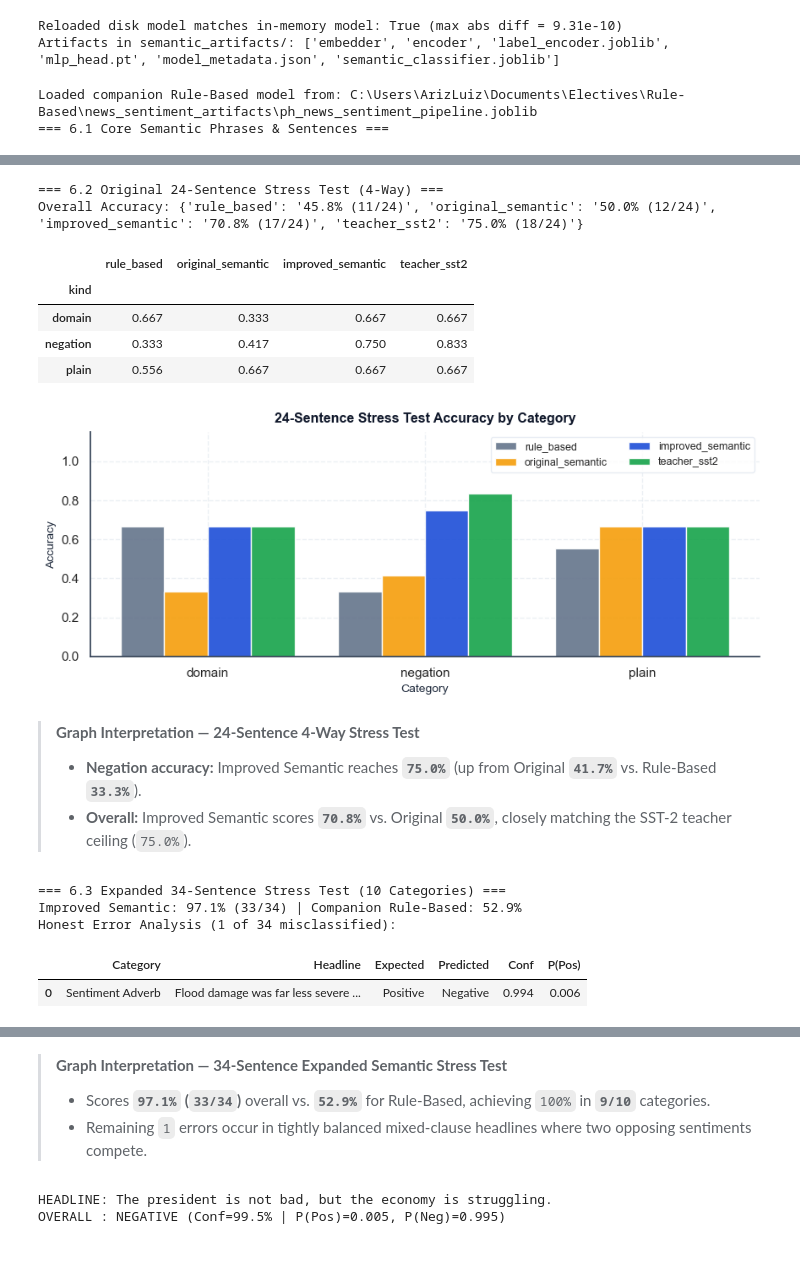
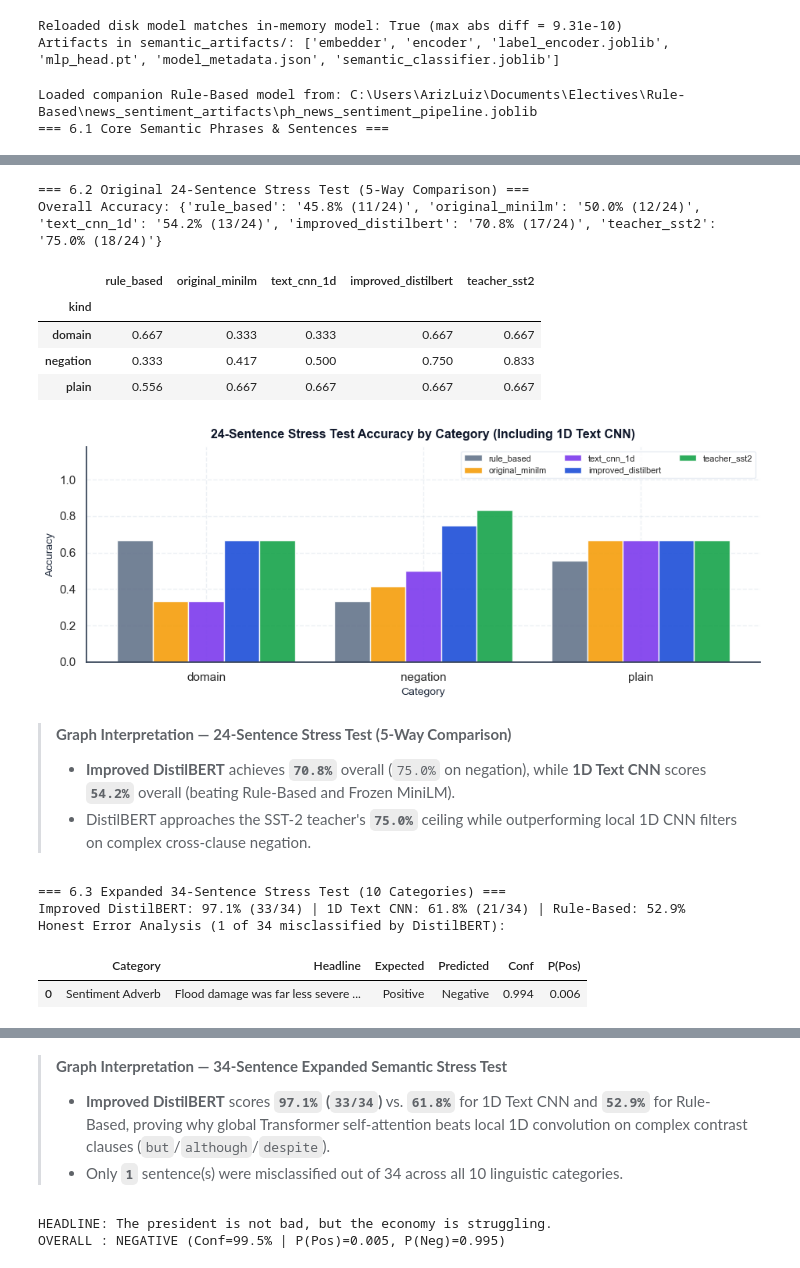
Before and after one commit to arizluizg/News-Headline-Sentiment-Analysis, a Jupyter notebook: Semantic/news-headline-semantic.ipynb, the cells around one changed output, grey strips where cells are left out. Drawn from its saved outputs; the diff is of its cells as text; code cells hidden in the pictures.

Commit message:
Add Multi-Scale 1D Text CNN benchmark (85.16% acc) and concise line-by-line comments to semantic_utils.py

```diff
--- a/Semantic/news-headline-semantic.ipynb
+++ b/Semantic/news-headline-semantic.ipynb
@@ -124,5 +97,0 @@ su.run_lr_dropout_and_sklearn_dynamics(opt_ctx, data["X_train"], data["y_train"]
-# %%
-# ── 3.1 Academic 2D CNN Spatial Demo & CNN vs. NLP Transformer Comparison ────
-# Walks through Input (6x6) -> Conv(3x3)+ReLU (4x4) -> MaxPool(2x2) -> Flatten (4,)
-# and summarizes why Transformers + MLP fit news sentiment better than 2D CNNs.
-su.run_cnn_demo()
@@ -138,0 +107,5 @@ CNN Shape Flow: Input (6, 6) -> Conv(3x3)+ReLU (4, 4) -> MaxPool(2x2) (2, 2) ->
+# %%
+# ── 3.1 Train Multi-Scale 1D Text CNN (Conv1d k=2,3,4) on Philippine News ────
+# Trains a real PyTorch 1D Text CNN strictly on the training split (test stays locked!),
+# plots Week-5-style training curves, and contrasts 2D CNN vs. 1D Text CNN vs. Transformer.
+cnn_res = su.run_text_cnn_1d(data, env, epochs=10)
@@ -278,10 +263,10 @@ su.plot_distinctive_and_temporal_sentiment(train_df, data, seed=env["seed"])
 > - Yearly Positive share stays centered near **`44.0%`**, dipping lowest in **2015 (`39.2%`)** and peaking in **2023 (`49.3%`)**.
 > - Because labels come from DistilBERT SST-2, this line reflects model-estimated headline tone rather than human editorial annotations.
 # %%
-# ── 5.7 7-Model Benchmark & Week 07 Partial Fine-Tuning (DistilBERT + MLP) ───
-# Benchmarks Models 0–5 (frozen baselines), then trains Model 6 (Partial Fine-Tuning
+# ── 5.7 8-Model Benchmark (Incl. 1D Text CNN) & DistilBERT Partial Fine-Tuning
+# Benchmarks Models 0–6 (frozen baselines + 1D Text CNN), then trains Model 7 (Partial FT
 # Top 2/6 DistilBERT layers + CLS/Mean PyTorch MLP + Soft-Target Distillation on full data).
-bench = su.run_frozen_benchmarks(data, tl, env)
+bench = su.run_frozen_benchmarks(data, tl, env, cnn_res=cnn_res)
 ft = su.train_partial_finetune(data, bench, env, unfreeze_top_k=2, epochs=5)
 # %% [output]
 [0] Majority Baseline       -> CV Macro-F1: 0.3590 | Acc: 0.5599
@@ -328,7 +315,7 @@ Partial Fine-Tuning distilbert-base-uncased: freezing 0..3 (66.7%), unfreezing 4
 # %%
-# ── 5.8 Final Untouched Test Evaluation (Before vs. After) ───────────────────
-# Compares Original vs. Improved on the exact locked test split: metrics, classification
-# reports, side-by-side confusion matrices, ROC curves, and single-headline CPU latency.
-ev = su.evaluate_before_after(data, bench, ft, env)
+# ── 5.8 Final Untouched Test Evaluation (MiniLM vs. 1D CNN vs. DistilBERT) ───
+# Evaluates Original MiniLM, 1D Text CNN, and Improved DistilBERT on the exact locked test
+# split: metrics table, classification report, confusion matrices, 3-way ROC curves & speed.
+ev = su.evaluate_before_after(data, bench, ft, env, cnn_res=cnn_res)
 # %% [output]
 Majority Baseline Test Accuracy: 0.5602 | Untouched Test Set Size: 11,545 headlines
@@ -384,10 +361,10 @@ predictor = su.save_and_verify_artifacts(data, bench, ft, ev, env)
 Reloaded disk model matches in-memory model: True (max abs diff = 9.31e-10)
 Artifacts in semantic_artifacts/: ['embedder', 'encoder', 'label_encoder.joblib', 'mlp_head.pt', 'model_metadata.json', 'semantic_classifier.joblib']
 # %%
-# ── 6.2 Semantic Stress Tests (Core 15, 24-Sentence 4-Way & 34-Sentence) ─────
-# Tests negation, double negation, contrast ('but'/'although'/'despite'), adverbs, and
-# complex Philippine headlines against Rule-Based, Original Semantic, and SST-2 Teacher.
-stress = su.run_semantic_stress_tests(predictor, data, bench, env)
+# ── 6.2 Semantic Stress Tests (Core 15, 24-Sent 5-Way & 34-Sent Benchmark) ───
+# Compares Rule-Based, Original MiniLM, 1D Text CNN, Improved DistilBERT & SST-2 Teacher
+# across negation, double negation, contrast ('but'/'although'/'despite') & PH headlines.
+stress = su.run_semantic_stress_tests(predictor, data, bench, env, cnn_res=cnn_res)
 # %% [output]
 Loaded companion Rule-Based model from: C:\Users\ArizLuiz\Documents\Electives\Rule-Based\news_sentiment_artifacts\ph_news_sentiment_pipeline.joblib
 === 6.1 Core Semantic Phrases & Sentences ===
@@ -410,16 +387,16 @@ Loaded companion Rule-Based model from: C:\Users\ArizLuiz\Documents\Electives\Ru
-=== 6.2 Original 24-Sentence Stress Test (4-Way) ===
-Overall Accuracy: {'rule_based': '45.8% (11/24)', 'original_semantic': '50.0% (12/24)', 'improved_semantic': '70.8% (17/24)', 'teacher_sst2': '75.0% (18/24)'}
+=== 6.2 Original 24-Sentence Stress Test (5-Way Comparison) ===
+Overall Accuracy: {'rule_based': '45.8% (11/24)', 'original_minilm': '50.0% (12/24)', 'text_cnn_1d': '54.2% (13/24)', 'improved_distilbert': '70.8% (17/24)', 'teacher_sst2': '75.0% (18/24)'}
-|  | rule_based | original_semantic | improved_semantic | teacher_sst2 |
-| kind |  |  |  |  |
-| domain | 0.667 | 0.333 | 0.667 | 0.667 |
-| negation | 0.333 | 0.417 | 0.750 | 0.833 |
-| plain | 0.556 | 0.667 | 0.667 | 0.667 |
+|  | rule_based | original_minilm | text_cnn_1d | improved_distilbert | teacher_sst2 |
+| kind |  |  |  |  |  |
+| domain | 0.667 | 0.333 | 0.333 | 0.667 | 0.667 |
+| negation | 0.333 | 0.417 | 0.500 | 0.750 | 0.833 |
+| plain | 0.556 | 0.667 | 0.667 | 0.667 | 0.667 |
-[figure, old version]
+[figure, new version]
-> **Graph Interpretation — 24-Sentence 4-Way Stress Test**
-> - **Negation accuracy:** Improved Semantic reaches **`75.0%`** (up from Original **`41.7%`** vs. Rule-Based **`33.3%`**).
-> - **Overall:** Improved Semantic scores **`70.8%`** vs. Original **`50.0%`**, closely matching the SST-2 teacher ceiling (`75.0%`).
+> **Graph Interpretation — 24-Sentence Stress Test (5-Way Comparison)**
+> - **Improved DistilBERT** achieves **`70.8%`** overall (`75.0%` on negation), while **1D Text CNN** scores **`54.2%`** overall (beating Rule-Based and Frozen MiniLM).
+> - DistilBERT approaches the SST-2 teacher's **`75.0%`** ceiling while outperforming local 1D CNN filters on complex cross-clause negation.
 === 6.3 Expanded 34-Sentence Stress Test (10 Categories) ===
-Improved Semantic: 97.1% (33/34) | Companion Rule-Based: 52.9%
-Honest Error Analysis (1 of 34 misclassified):
+Improved DistilBERT: 97.1% (33/34) | 1D Text CNN: 61.8% (21/34) | Rule-Based: 52.9%
+Honest Error Analysis (1 of 34 misclassified by DistilBERT):
 |  | Category | Headline | Expected | Predicted | Conf | P(Pos) |
 | 0 | Sentiment Adverb | Flood damage was far less severe ... | Positive | Negative | 0.994 | 0.006 |
@@ -427,6 +404,6 @@ Honest Error Analysis (1 of 34 misclassified):
 > **Graph Interpretation — 34-Sentence Expanded Semantic Stress Test**
-> - Scores **`97.1%` (`33/34`)** overall vs. **`52.9%`** for Rule-Based, achieving `100%` in **`9/10`** categories.
-> - Remaining `1` errors occur in tightly balanced mixed-clause headlines where two opposing sentiments compete.
+> - **Improved DistilBERT** scores **`97.1%` (`33/34`)** vs. **`61.8%`** for 1D Text CNN and **`52.9%`** for Rule-Based, proving why global Transformer self-attention beats local 1D convolution on complex contrast clauses (`but`/`although`/`despite`).
+> - Only **`1`** sentence(s) were misclassified out of 34 across all 10 linguistic categories.
 # %%
 # ── 6.3 Linguistic Phrase-by-Phrase Breakdown & Contribution Chart ───────────
 # Segments multi-clause headlines without breaking idioms ('not bad', 'no longer',
```
Also changed, not shown: parts of 13 cells of this notebook, 4 other files.
